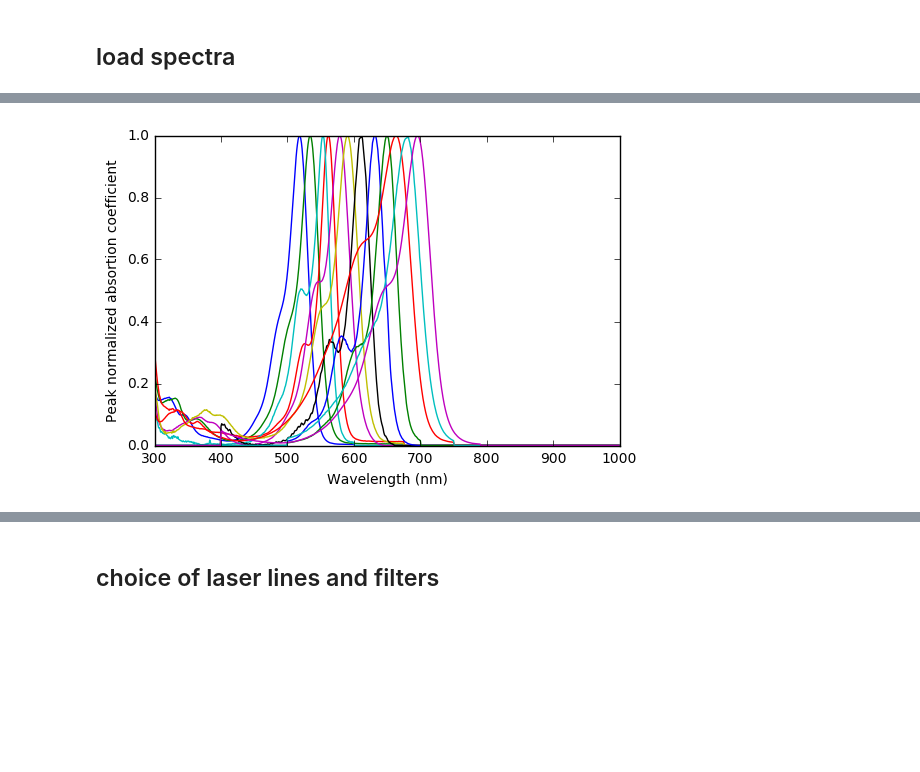
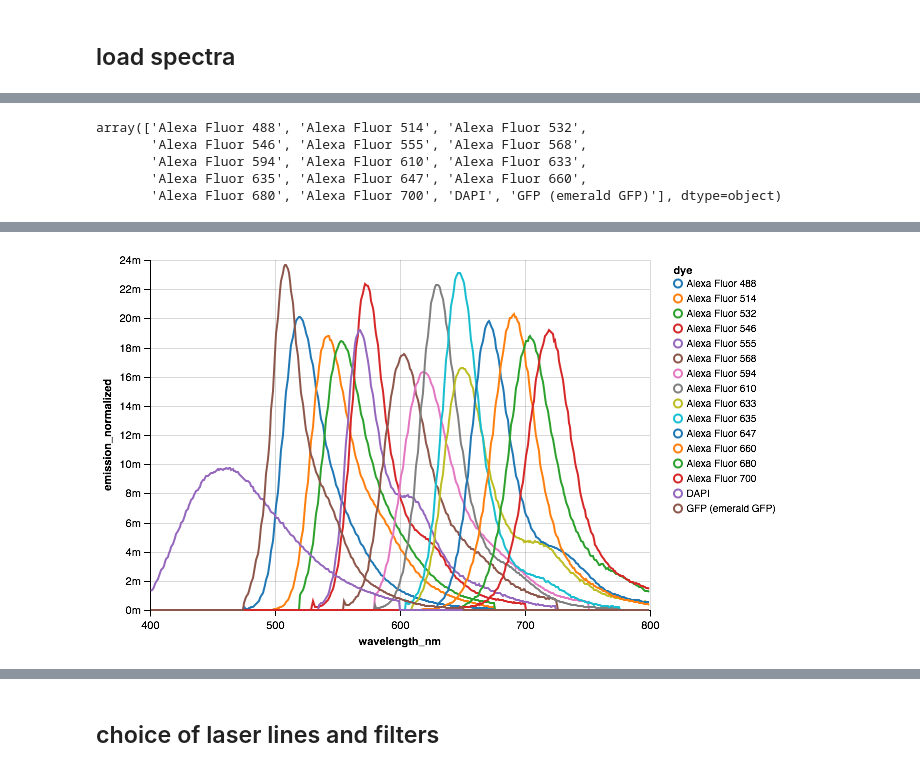
Before and after one commit to sofroniewn/unmixer, a Jupyter notebook: example.ipynb, the cells around one changed output, grey strips where cells are left out. Cells and saved outputs as stored; diff of their text form; code cells hidden in the pictures; blank space fills up the shorter version.

```diff
--- a/example.ipynb
+++ b/example.ipynb
@@ -75,8 +77,7 @@ import matplotlib.pyplot as plt
 # %%
 from unmixer import load
 # %%
-dyes = load()
-dyes = dyes[1:9] + dyes[10:14]
-#dyes = [dyes[d] for d in [0, 1, 3, 6, 10]]
+data, dyes = load()
+dyes = [dyes[d] for d in [0, 1, 2, 3, 5, 6, 7, 8, 10, 11, 12, 13]]
 # %%
 for d in dyes:
@@ -104,8 +98,17 @@ plt.ylabel('Integral normalized emission coefficient');
-# %%
-for d in dyes:
-    plt.plot(d['spectrum'].Wavelength, d['spectrum'].Excitation/100);
-plt.xlabel('Wavelength (nm)');
-plt.ylabel('Peak normalized absortion coefficient');
-plt.ylim([0, 1]);
-# %% [output]
-[figure, removed]
+# %%
+data['dye'].unique()
+# %% [output]
+array(['Alexa Fluor 488', 'Alexa Fluor 514', 'Alexa Fluor 532',
+       'Alexa Fluor 546', 'Alexa Fluor 555', 'Alexa Fluor 568',
+       'Alexa Fluor 594', 'Alexa Fluor 610', 'Alexa Fluor 633',
+       'Alexa Fluor 635', 'Alexa Fluor 647', 'Alexa Fluor 660',
+       'Alexa Fluor 680', 'Alexa Fluor 700', 'DAPI', 'GFP (emerald GFP)'], dtype=object)
+# %%
+chart = Chart(data
+              .query('wavelength_nm > 400 & wavelength_nm < 800')).mark_line().encode(
+    x='wavelength_nm',
+    y='emission_normalized',
+    color='dye'
+)
+chart.encode(X('wavelength_nm', scale=Scale(domain=[400, 800])))
+# %% [output]
@@ -111,0 +116 @@ plt.ylim([0, 1]);
+[figure, added]
```
Also changed, not shown: parts of 34 cells of this notebook, 1 other file.
